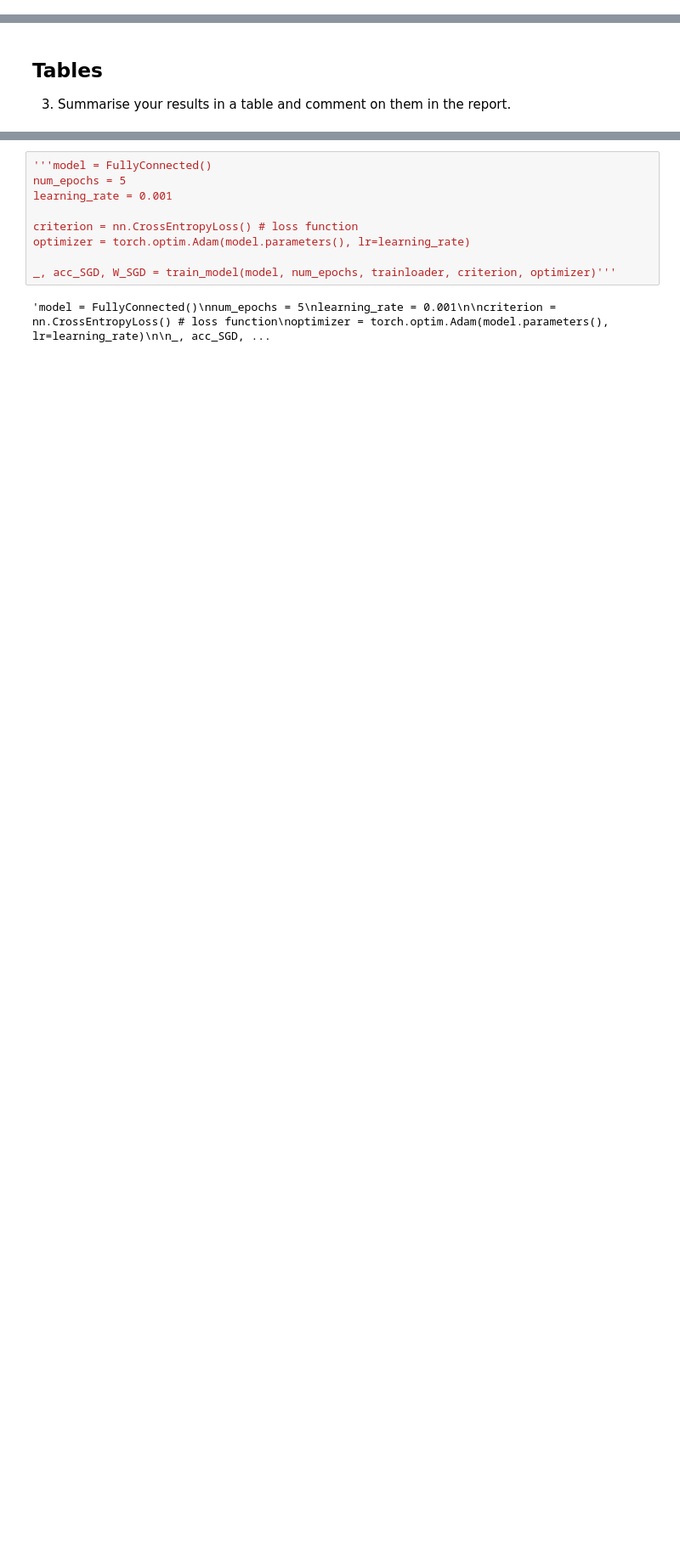
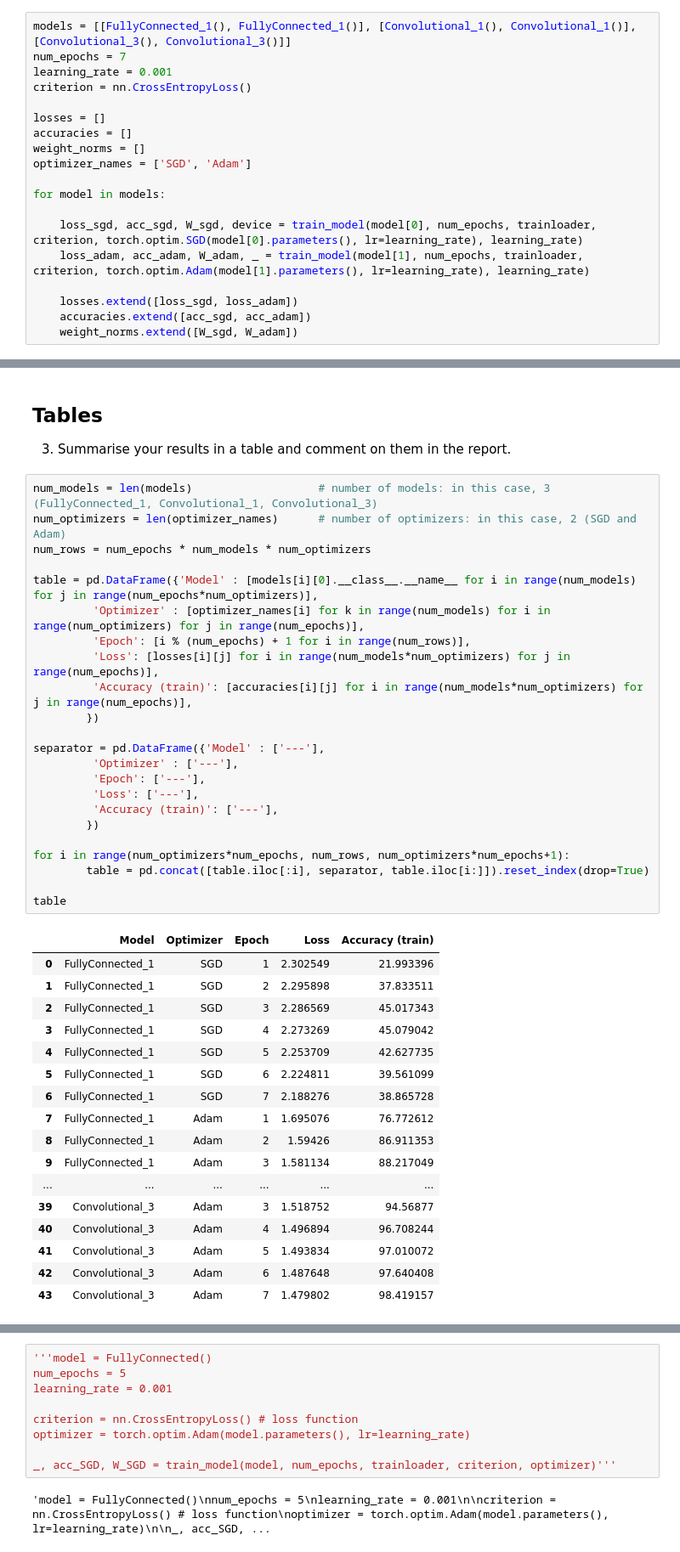
Before and after one commit to LeonardoMicheluz/challenge3, a Jupyter notebook: challenge_three.ipynb, the cells around one changed output, grey strips where cells are left out. Shown at 85% size. Cells and saved outputs as stored; diff of their text form; blank space fills up the shorter version.

```diff
--- a/challenge_three.ipynb
+++ b/challenge_three.ipynb
@@ -255 +257,20 @@ def train_model(model, num_epochs, trainloader, criterion, optimizer, lr):
     return losses, accs, norms, device
+# %%
+models = [[FullyConnected_1(), FullyConnected_1()], [Convolutional_1(), Convolutional_1()], [Convolutional_3(), Convolutional_3()]]
+num_epochs = 7
+learning_rate = 0.001
+criterion = nn.CrossEntropyLoss()
+
+losses = []
+accuracies = []
+weight_norms = []
+optimizer_names = ['SGD', 'Adam']
+
+for model in models:
+
+    loss_sgd, acc_sgd, W_sgd, device = train_model(model[0], num_epochs, trainloader, criterion, torch.optim.SGD(model[0].parameters(), lr=learning_rate), learning_rate)
+    loss_adam, acc_adam, W_adam, _ = train_model(model[1], num_epochs, trainloader, criterion, torch.optim.Adam(model[1].parameters(), lr=learning_rate), learning_rate)
+
+    losses.extend([loss_sgd, loss_adam])
+    accuracies.extend([acc_sgd, acc_adam])
+    weight_norms.extend([W_sgd, W_adam])
@@ -256,3 +299,44 @@ def train_model(model, num_epochs, trainloader, criterion, optimizer, lr):
 # %% [markdown]
 ## Tables
 3. Summarise your results in a table and comment on them in the report.
+# %%
+num_models = len(models)                   # number of models: in this case, 3 (FullyConnected_1, Convolutional_1, Convolutional_3)
+num_optimizers = len(optimizer_names)      # number of optimizers: in this case, 2 (SGD and Adam)
+num_rows = num_epochs * num_models * num_optimizers
+
+table = pd.DataFrame({'Model' : [models[i][0].__class__.__name__ for i in range(num_models) for j in range(num_epochs*num_optimizers)],
+         'Optimizer' : [optimizer_names[i] for k in range(num_models) for i in range(num_optimizers) for j in range(num_epochs)],
+         'Epoch': [i % (num_epochs) + 1 for i in range(num_rows)],
+         'Loss': [losses[i][j] for i in range(num_models*num_optimizers) for j in range(num_epochs)],
+         'Accuracy (train)': [accuracies[i][j] for i in range(num_models*num_optimizers) for j in range(num_epochs)],
+        })
+
+separator = pd.DataFrame({'Model' : ['---'],
+         'Optimizer' : ['---'],
+         'Epoch': ['---'],
+         'Loss': ['---'],
+         'Accuracy (train)': ['---'],
+        })
+
+for i in range(num_optimizers*num_epochs, num_rows, num_optimizers*num_epochs+1):
+        table = pd.concat([table.iloc[:i], separator, table.iloc[i:]]).reset_index(drop=True)
+
+table
+# %% [output]
+|  | Model | Optimizer | Epoch | Loss | Accuracy (train) |
+| 0 | FullyConnected_1 | SGD | 1 | 2.302549 | 21.993396 |
+| 1 | FullyConnected_1 | SGD | 2 | 2.295898 | 37.833511 |
+| 2 | FullyConnected_1 | SGD | 3 | 2.286569 | 45.017343 |
+| 3 | FullyConnected_1 | SGD | 4 | 2.273269 | 45.079042 |
+| 4 | FullyConnected_1 | SGD | 5 | 2.253709 | 42.627735 |
+| 5 | FullyConnected_1 | SGD | 6 | 2.224811 | 39.561099 |
+| 6 | FullyConnected_1 | SGD | 7 | 2.188276 | 38.865728 |
+| 7 | FullyConnected_1 | Adam | 1 | 1.695076 | 76.772612 |
+| 8 | FullyConnected_1 | Adam | 2 | 1.59426 | 86.911353 |
+| 9 | FullyConnected_1 | Adam | 3 | 1.581134 | 88.217049 |
+| ... | ... | ... | ... | ... | ... |
+| 39 | Convolutional_3 | Adam | 3 | 1.518752 | 94.56877 |
+| 40 | Convolutional_3 | Adam | 4 | 1.496894 | 96.708244 |
+| 41 | Convolutional_3 | Adam | 5 | 1.493834 | 97.010072 |
+| 42 | Convolutional_3 | Adam | 6 | 1.487648 | 97.640408 |
+| 43 | Convolutional_3 | Adam | 7 | 1.479802 | 98.419157 |
```
Also changed, not shown: parts of 10 cells of this notebook.
